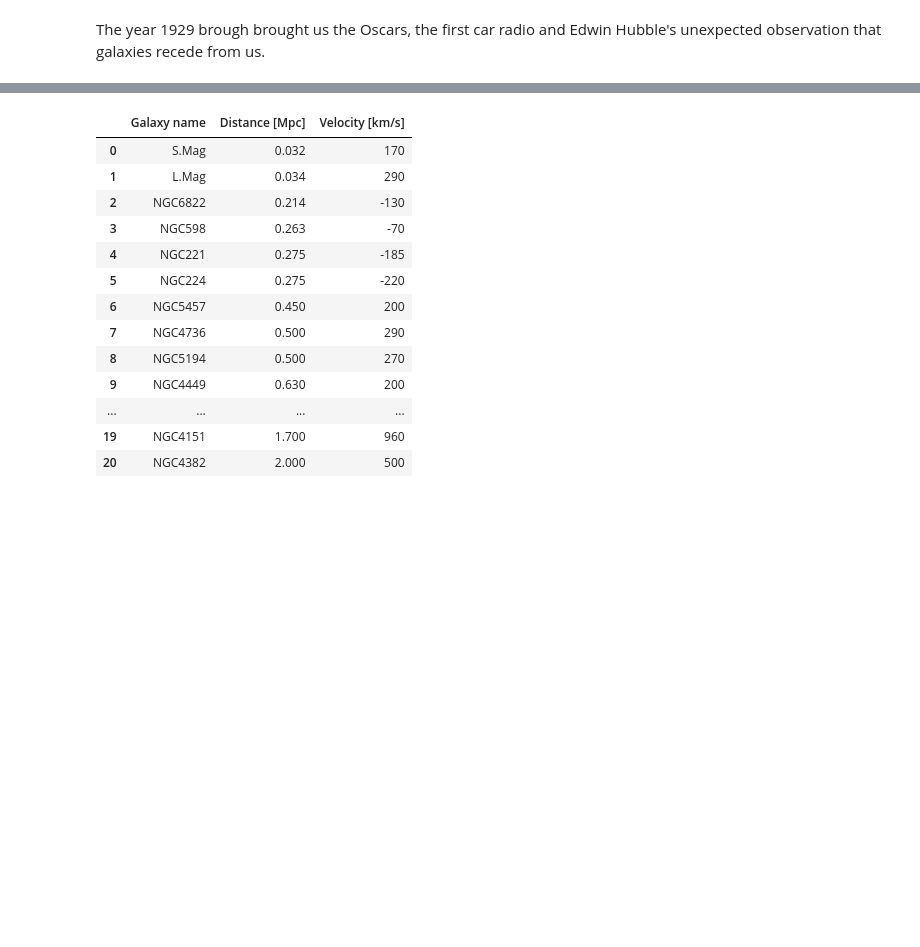
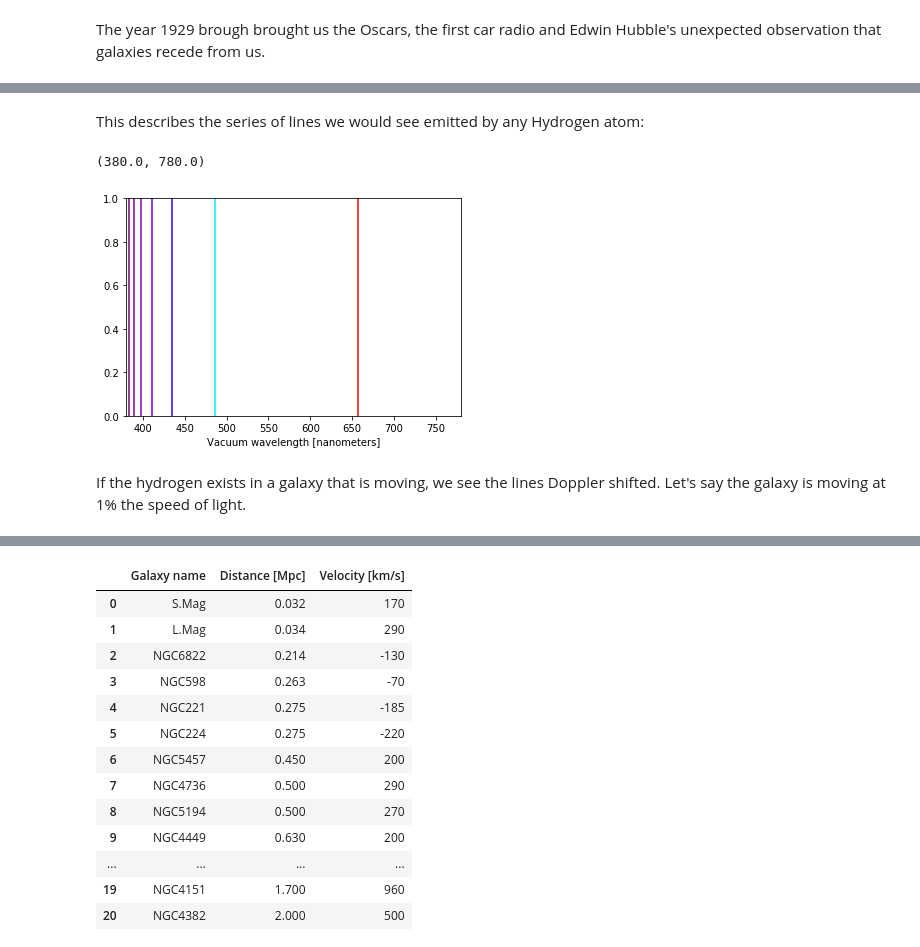
Before and after one commit to DESIHIGH/desihigh, a Jupyter notebook: Intro.ipynb, the cells around one changed output, grey strips where cells are left out. Drawn from its saved outputs; the diff is of its cells as text; code cells hidden in the pictures; blank space fills up the shorter version.

```diff
--- a/Intro.ipynb
+++ b/Intro.ipynb
@@ -21,0 +36,14 @@ Let's take a quick look at what he saw.
+# %%
+def Rydberg(n, m):
+    # Vacuum wavelengths [nanometres]
+    result = 1.096e-2 * (1. / n / n - 1. / m / m)
+    return 1. / result
+# %%
+waves = []
+
+for n in np.arange(1, 10, 1):
+    for m in np.arange(n+1, 10, 1):
+        wave = Rydberg(n, m)
+        waves.append(wave)
+
+        print('{:d} \t {:d} \t {:.3f}'.format(n, m, wave))
@@ -21,0 +68,15 @@ Let's take a quick look at what he saw.
+# %% [markdown]
+This describes the series of lines we would see emitted by any Hydrogen atom:
+# %%
+for wave in waves:
+  # color = [r, g, b]
+  color = wavelength_to_rgb(wave)
+  pl.axvline(x=wave, c=color)
+
+pl.xlabel('Vacuum wavelength [nanometers]')
+pl.xlim(380., 780.)
+# %% [output]
+(380.0, 780.0)
+[figure, added]
+# %% [markdown]
+If the hydrogen exists in a galaxy that is moving, we see the lines Doppler shifted.  Let's say the galaxy is moving at 1% the speed of light.
```
Also changed, not shown: parts of 15 cells of this notebook, 6 other files.
